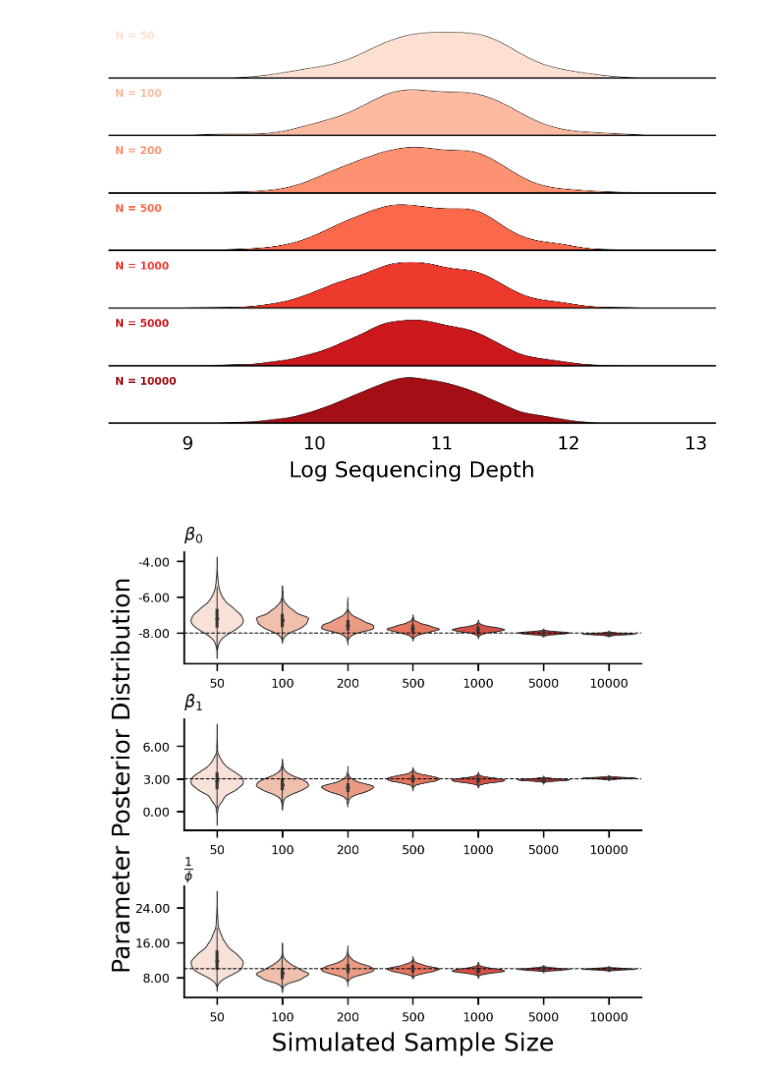
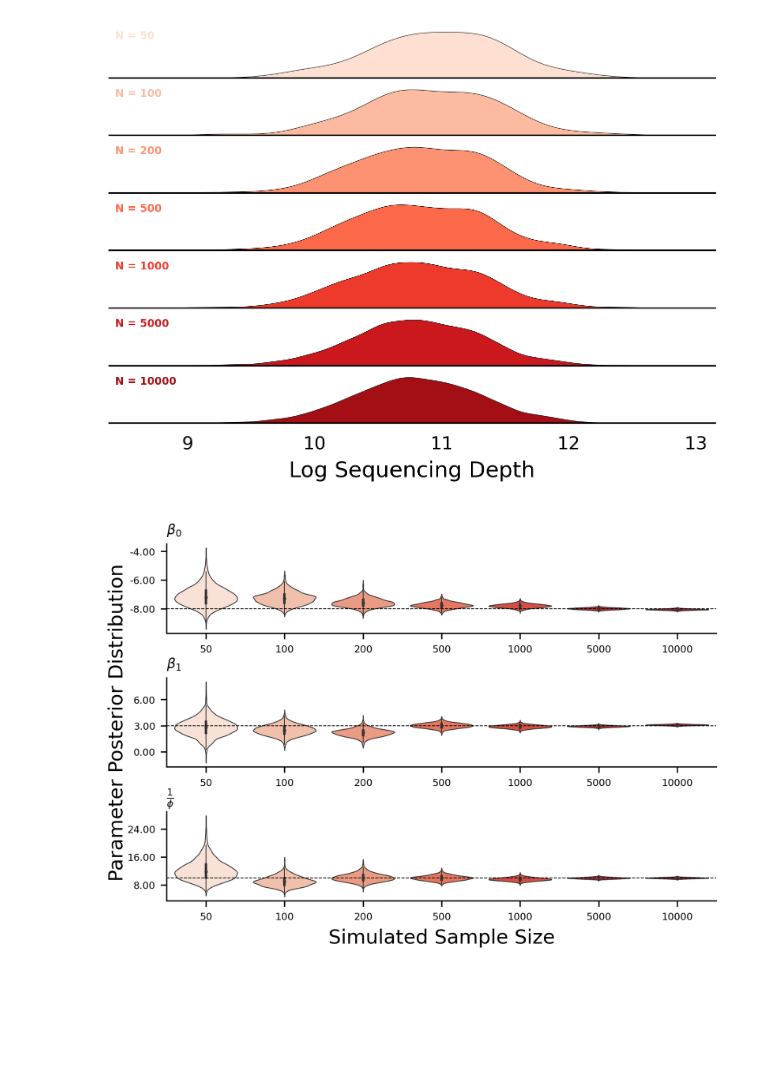
Before and after one commit to knightlab-analyses/birdman-analyses, a Jupyter notebook: notebooks/sample_size_figures.ipynb, the cells around one changed output. Saved outputs shown, nothing was run; the diff lists cells and outputs as text; code cells hidden in the pictures; blank space fills up the shorter version.

```diff
--- a/notebooks/sample_size_figures.ipynb
+++ b/notebooks/sample_size_figures.ipynb
@@ -108,7 +108,7 @@ plt.show()
 import matplotlib.ticker as ticker
 from matplotlib.patches import Patch
 
-fig, axs = plt.subplots(3, 1, figsize=(4, 4))
+fig, axs = plt.subplots(3, 1)
 plt.subplots_adjust(hspace=0.5)
 coef_dict = {"Intercept": r"$\beta_0$", "beta_case": r"$\beta_1$"}
 palette = dict(zip(
@@ -131,31 +131,31 @@ for (col, _df), ax, true_val in zip(beta_var_df.groupby("column"), axs, true_val
         ax=ax,
         **violin_args,
     )
     ax.axhline(true_val, color="black", ls="--", lw=0.5)
     ax.set_xlabel("")
     ax.set_title(coef_dict[col], fontsize="small")
 
 sns.violinplot(
     data=inv_disp_df,
     ax=axs[2],
     **violin_args,
 )
 axs[2].axhline(10, ls="--", color="black", lw=0.5)
 
 axs[2].set_title(r"$\frac{1}{\phi}$", fontsize="small")
 
 for ax in axs:
     ax.tick_params("both", labelsize=6)
     ax.set_ylabel("")
 
 axs[1].set_ylabel("Parameter Posterior Distribution")
 axs[2].set_xlabel("Simulated Sample Size")
 
 for ax in axs:
     ax.yaxis.set_major_locator(ticker.MaxNLocator(4))
     ax.yaxis.set_major_formatter(ticker.FormatStrFormatter("%.2f"))
 
 plt.savefig("../figures/simulation/sample_size_uncertainty.pdf")
 plt.show()
 # %% [output]
-[figure, old version]
+[figure, new version]
```
Also changed, not shown: 3 other files.
